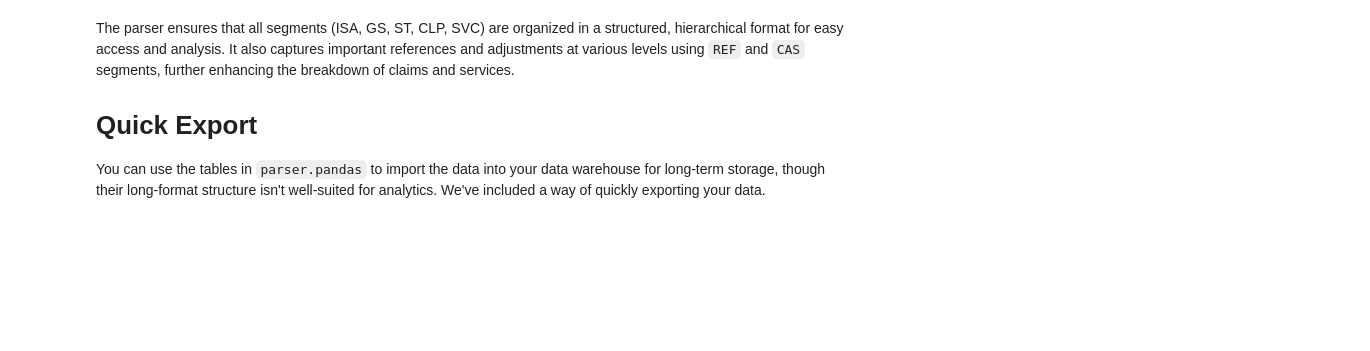
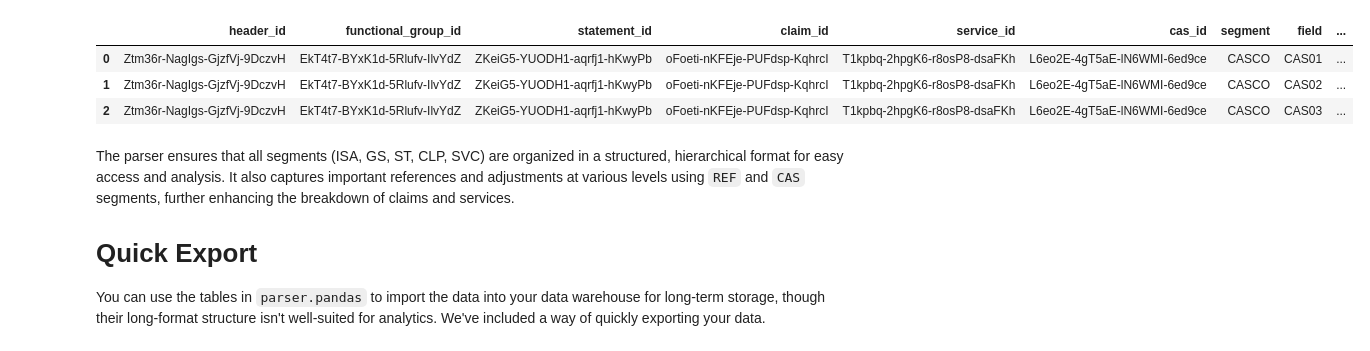
Before and after one commit to DHR-Health/py835, a Jupyter notebook: README.ipynb, the cells around one changed output. Saved outputs shown, nothing was run; the diff lists cells and outputs as text; code cells hidden in the pictures; blank space fills up the shorter version.

```diff
--- a/README.ipynb
+++ b/README.ipynb
@@ -188,3 +209,11 @@ parser.pandas.SERVICES_CAS.head(3)
+# %%
+# Example Service CAS Data
+parser.TABLES['SERVICES_CAS'].head(3)
+# %% [output]
+|  | header_id | functional_group_id | statement_id | claim_id | service_id | cas_id | segment | field | ... |
+| 0 | Ztm36r-NagIgs-GjzfVj-9DczvH | EkT4t7-BYxK1d-5Rlufv-IlvYdZ | ZKeiG5-YUODH1-aqrfj1-hKwyPb | oFoeti-nKFEje-PUFdsp-KqhrcI | T1kpbq-2hpgK6-r8osP8-dsaFKh | L6eo2E-4gT5aE-lN6WMI-6ed9ce | CASCO | CAS01 | ... |
+| 1 | Ztm36r-NagIgs-GjzfVj-9DczvH | EkT4t7-BYxK1d-5Rlufv-IlvYdZ | ZKeiG5-YUODH1-aqrfj1-hKwyPb | oFoeti-nKFEje-PUFdsp-KqhrcI | T1kpbq-2hpgK6-r8osP8-dsaFKh | L6eo2E-4gT5aE-lN6WMI-6ed9ce | CASCO | CAS02 | ... |
+| 2 | Ztm36r-NagIgs-GjzfVj-9DczvH | EkT4t7-BYxK1d-5Rlufv-IlvYdZ | ZKeiG5-YUODH1-aqrfj1-hKwyPb | oFoeti-nKFEje-PUFdsp-KqhrcI | T1kpbq-2hpgK6-r8osP8-dsaFKh | L6eo2E-4gT5aE-lN6WMI-6ed9ce | CASCO | CAS03 | ... |
 # %% [markdown]
 
 The parser ensures that all segments (ISA, GS, ST, CLP, SVC) are organized in a structured, hierarchical format for easy access and analysis. It also captures important references and adjustments at various levels using `REF` and `CAS` segments, further enhancing the breakdown of claims and services.
```
Also changed, not shown: parts of 39 cells of this notebook, 3 other files.
